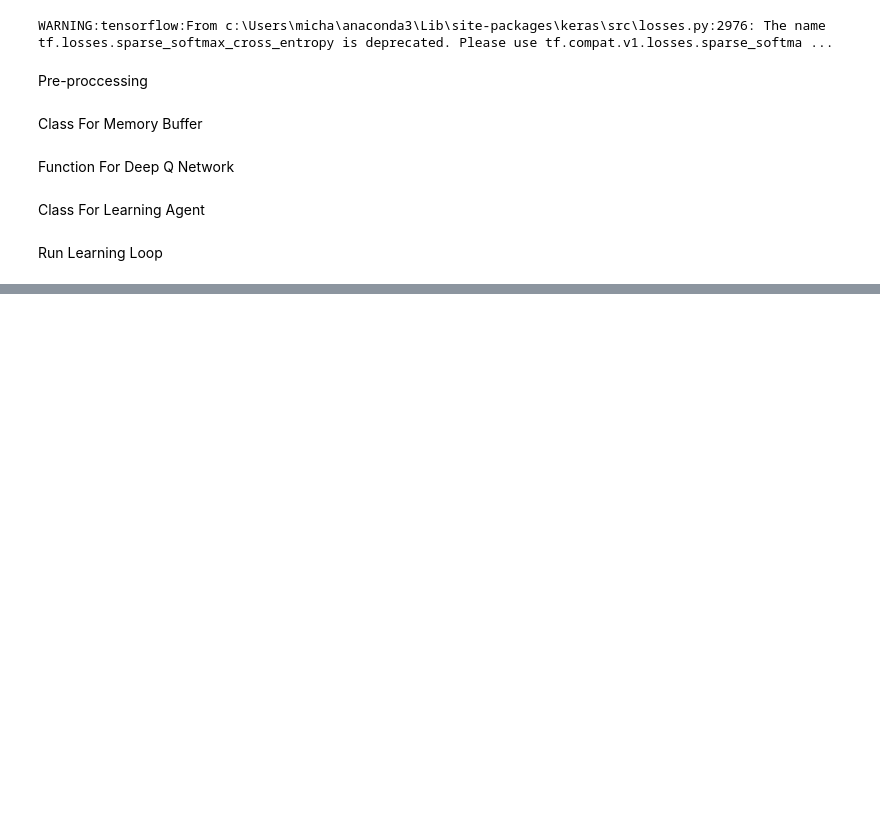
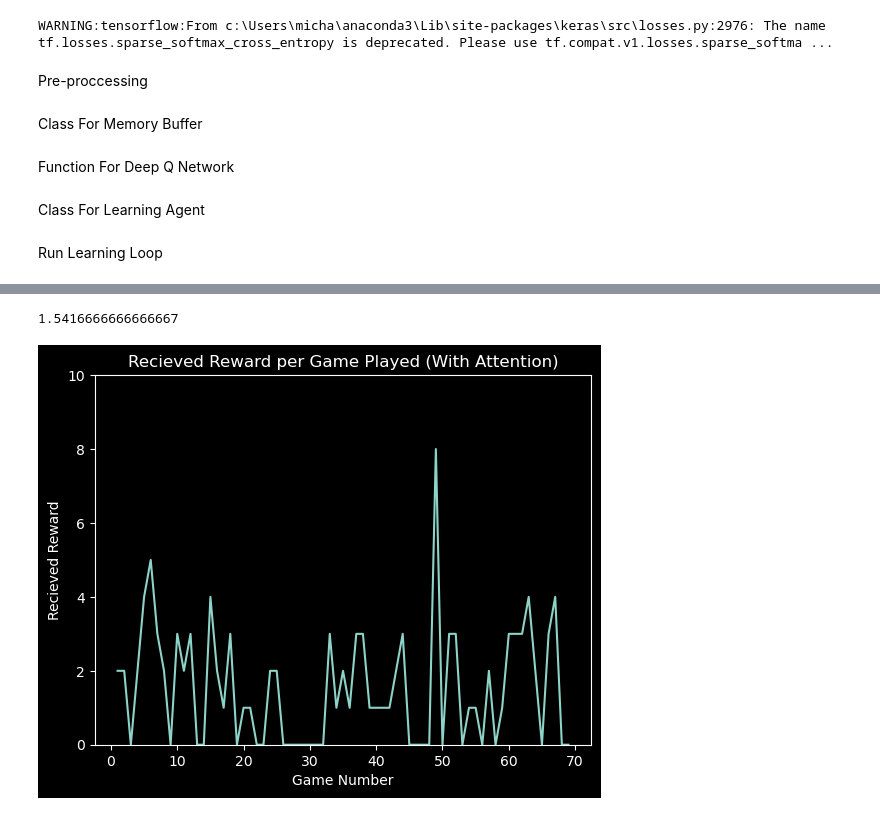
Before and after one commit to Victeldo/138finalproj, a Jupyter notebook: final_project.ipynb, the cells around one changed output, grey strips where cells are left out. Cells and saved outputs as stored; diff of their text form; code cells hidden in the pictures; blank space fills up the shorter version.

Commit message:
finished attention

```diff
--- a/final_project.ipynb
+++ b/final_project.ipynb
@@ -260,0 +342,31 @@ plt.imshow(observation)
+# %%
+
+avg_score = np.mean(scores[max(0, 1 - 100):(i + 1)])
+print(avg_score)
+plt.style.use('dark_background')
+def plot_line_chart(scores):
+   # Generate x-axis values (assuming scores are evenly spaced)
+   x_values = range(1, len(scores) + 1)
+
+
+   # Plot the line chart
+   plt.plot(x_values, scores, linestyle='-')
+
+
+   # Add labels and title
+   plt.xlabel('Game Number')
+   plt.ylabel('Recieved Reward')
+   plt.title('Recieved Reward per Game Played (With Attention)')
+   ax = plt.gca()
+   ax.set_ylim([0,10])
+
+   # Display the chart
+   plt.show()
+
+
+
+
+plot_line_chart(scores[0:69])
+# %% [output]
+1.5416666666666667
+[figure, added]
```
Also changed, not shown: parts of 9 cells of this notebook, 1 other file.
